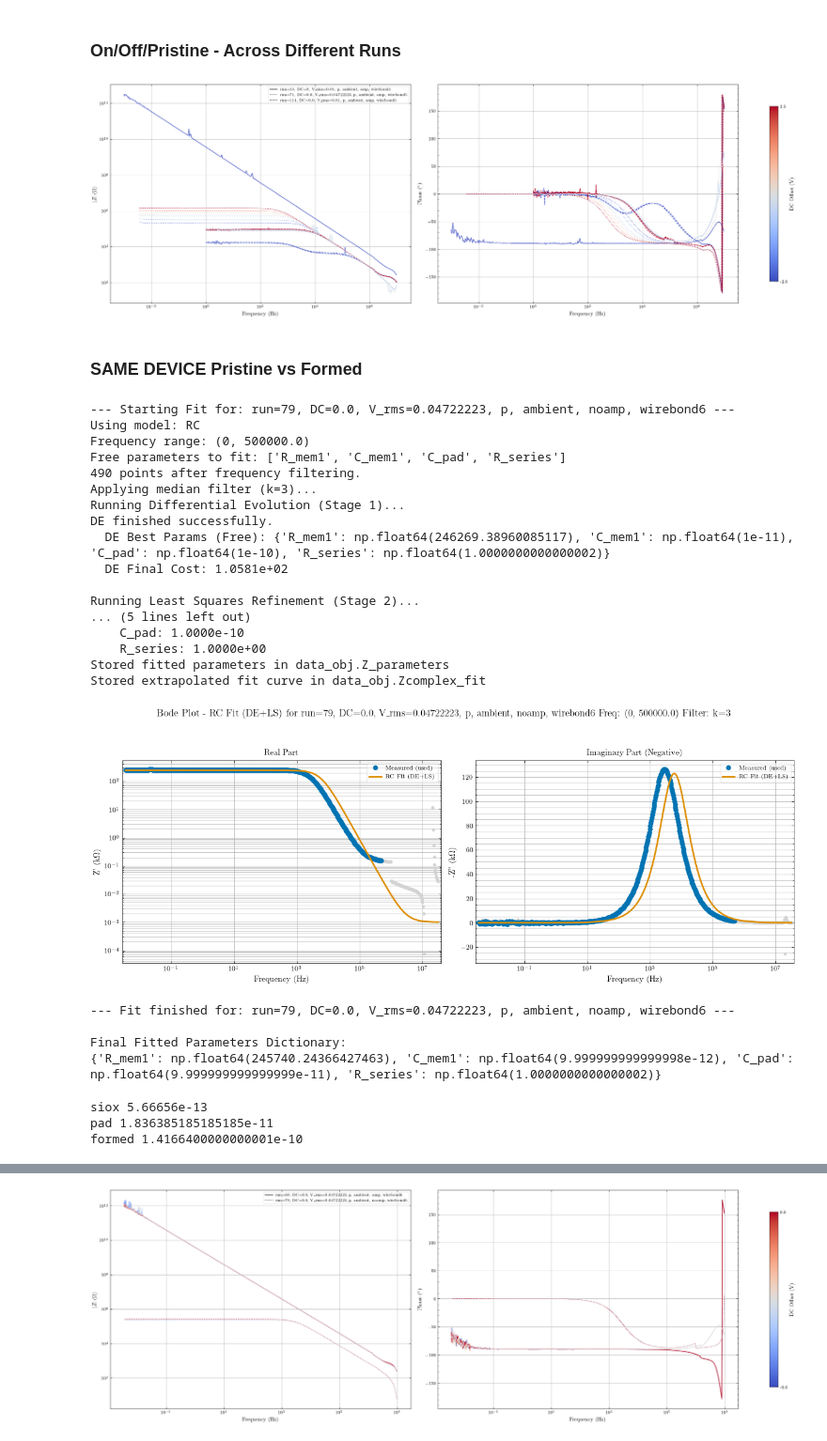
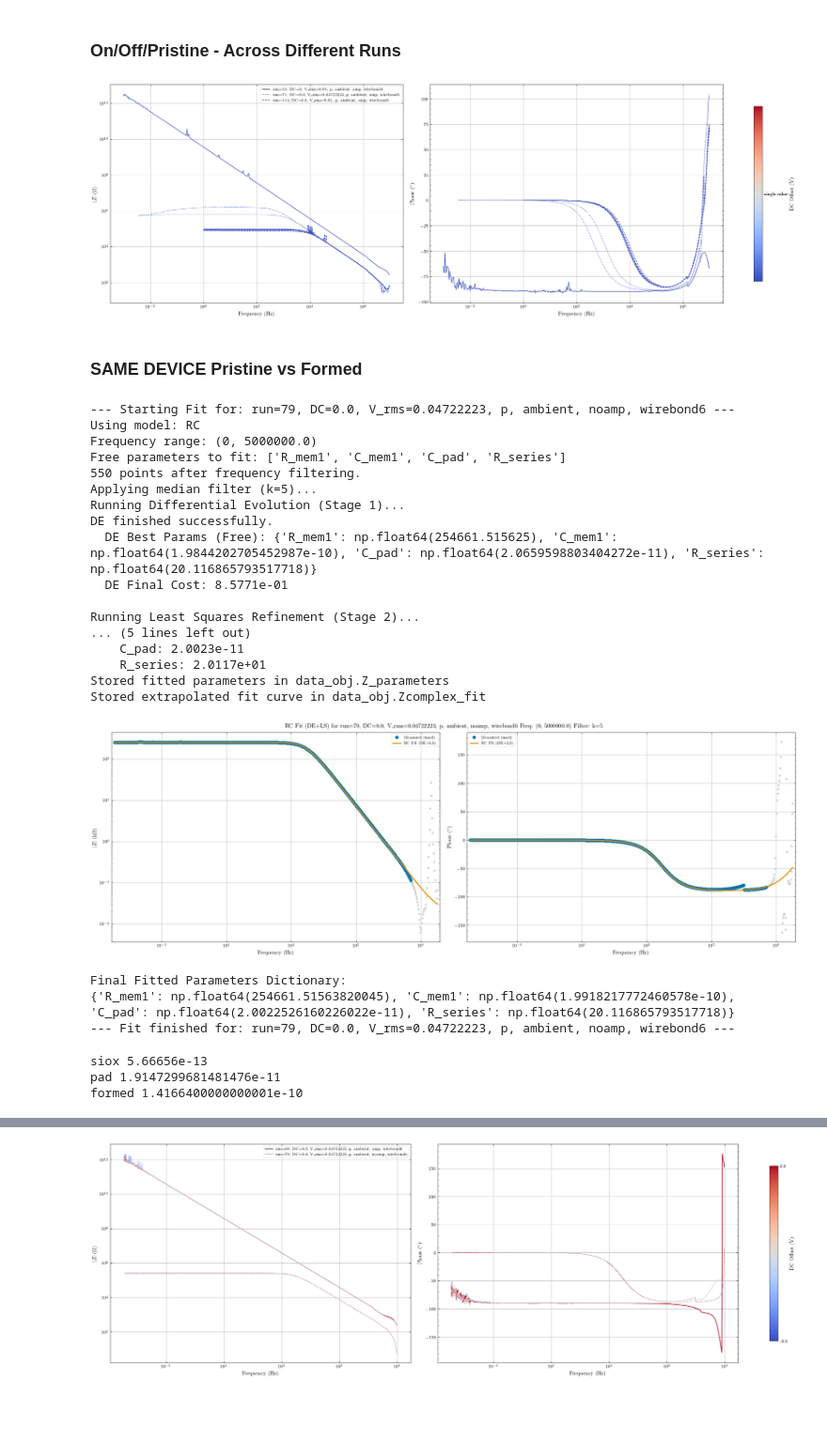
Before and after one commit to hc3413/IS_Analysis, a Jupyter notebook: IS_Analysis_solatron.ipynb, the cells around one changed output, grey strips where cells are left out. Shown at 94% size. Drawn from its saved outputs; the diff is of its cells as text; code cells hidden in the pictures; blank space fills up the shorter version.

Commit message:
fitting multiple plots and visualising the fits with the circuit params

```diff
--- a/IS_Analysis_solatron.ipynb
+++ b/IS_Analysis_solatron.ipynb
@@ -179,6 +179,7 @@ fig_list.append((fig, plot_filename, plot_title, notes))
 # Select data
 d60 = [solatron[53], solatron[71], solatron[114]]
 
+d60 = extract_single_dc(d60, DC_val=0)
 # Labels
 plot_labels = ['wb4, pristine, ambient', ''] # label for the legend
 plot_filename = 'wb4wb3_pristine_Vdc_ambvac' # name for exported figure
@@ -197,86 +198,93 @@ fig, ax = IS_plot(d60, d_type='Zabsphi', freq_lim=[1e-3, 1e7], y_lim_right=None,
 # append the figure and title to the list for later exporting
 fig_list.append((fig, plot_filename, plot_title, notes))
 # %% [output]
-[figure, old version]
+[figure, new version]
 # %% [markdown]
 ### SAME DEVICE Pristine vs Formed
 # %%
 # --- Settings ---
 fit_settings = {
     'model_type': 'RC', # String: 'RC', 'CPE', 'RC2', or 'CPE2'
-    'freq_bounds': (0, 5e5), # Tuple (min_freq, max_freq) for fitting range. None means no limit.
-    'med_filt': 3, # Median filter kernel (or 0/None to skip)
-    'fixed_params': None, # Dictionary mapping parameter names (str) to fixed values.
+    'freq_bounds': (0, 5e6), # Tuple (min_freq, max_freq) for fitting range. None means no limit.
+    'med_filt': 5, # Median filter kernel (or 0/None to skip)
+    #'fixed_params': {'R_mem1': np.float64(254647.25), 'C_mem1': np.float64(1.9379283048750973e-10), 'C_pad': np.float64(1.8206090757078506e-11), 'R_series': np.float64(150.64021259132736)},#None, # Dictionary mapping parameter names (str) to fixed values.
                             # {'C_pad': 1.5e-11}, # Fix C_pad (or None to fit all)
                             #  {'C_pad': 1.2e-11, 'R_mem': 1e8} # Fix two parameters (for RC model)
 
     'use_de': True,  # If True, perform Differential Evolution before Least Squares IF False to use only Least Squares (requires good initial guess).
     'plot_fit': True, # If True, display the Bode plot of the fit after completion.
+    'fig_size': fig_size, # Figure size for the plot (None to use default).
     # Optional: Provide specific bounds/guesses if needed - set to None to use defaults.
-    'de_bounds_dict' :{'R_mem1': (1e1, 1e14), 'C_mem1': (1e-13, 1e-11),'R_mem2': (1e1, 1e14), 'C_mem2': (1e-13, 1e-11),
-                     'C_pad': (1e-12, 1e-10), 'R_series': (1, 1e4), 'Q1': (1e-12, 1e-7), 'alpha1': (0.6, 1.0),
+    'de_bounds_dict' :{'R_mem1': (1e1, 1e14), 'C_mem1': (1e-13, 1e-9),'R_mem2': (1e1, 1e14), 'C_mem2': (1e-13, 1e-11),
+                     'C_pad': (1e-11, 3e-11), 'R_series': (1, 1e4), 'Q1': (1e-12, 1e-7), 'alpha1': (0.6, 1.0),
                       'Q2': (1e-13, 1e-8), 'alpha2': (0.5, 1.0)},
     #'ls_bounds_dict': {'R_mem1': (1e-3, np.inf), 'C_mem1': (0, np.inf), 'R_mem2': (1e-3, np.inf),
                         # 'C_mem2': (0, np.inf), 'C_pad': (0, np.inf), 'R_series': (0, np.inf), 'Q1': (1e-15, np.inf),
                         # 'alpha1': (1e-3, 1.0), 'Q2': (1e-15, np.inf), 'alpha2': (1e-3, 1.0)}
 
     # 'initial_guess_dict': {'R_mem1': 5e7, 'C_mem1': 5e-11, 'R_mem2': 1e5, 'C_mem2': 1e-9, 'C_pad': 2e-11, 'R_series': 70.0,
                              # 'Q1': 4e-11, 'alpha1': 0.92, 'Q2': 5e-10, 'alpha2': 0.85}
     'de_maxiter': 60000, # Max generations (iterations) for Differential Evolution. Increase for complex problems.
     'ls_max_nfev': 3000 # Max function evaluations for Least Squares. Increase if refinement terminates early.
 }
 
 # Set the bounds for the Least Squares fit to be the same as the Differential Evolution bounds
 fit_settings['ls_bounds_dict'] = fit_settings['de_bounds_dict']
 
 # --- Select Data ---
 # Select data
-d5 = [solatron[5]]
+dfit = [solatron[79][0]] #[solatron[5]]
 # extract a single DC level from the data
-d5 = extract_single_dc(d5, DC_val=-0.8)
-
-data_to_fit = solatron[79][0] # Get the ISdata object
+#dfit = extract_single_dc(dfit, DC_val=0)
+data_to_fit = dfit[0] # Get the ISdata object
 
 
 # --- Run Fit ---
-final_params, success_status = fit_impedance_data(data_to_fit, **fit_settings)
+fig, ax = fit_impedance_data(data_to_fit, **fit_settings)
 
-# --- Use Results ---
-if success_status:
-    print("\nFinal Fitted Parameters Dictionary:")
-    print(final_params)
+# --- Parameter for Plot Exports ---
+# Labels
+plot_labels = [' r69'] # label for the legend
+plot_filename = ' r69' # name for exported figure
+plot_title = 'Trial fitting' # title for powerpoint
 
-else:
-    print("\nFitting process did not complete successfully.")
+# Notes
+notes = [''] # notes for the powerpoint in text box
+
+# if export true, update the plot string
+dfit = update_plot_string(dfit, export_data=export_data, plot_labels=plot_labels)
+
+# append the figure and title to the list for later exporting
+fig_list.append((fig, plot_filename, plot_title, notes))
 # %% [output]
 --- Starting Fit for: run=79, DC=0.0, V_rms=0.04722223, p, ambient, noamp, wirebond6 ---
 Using model: RC
-Frequency range: (0, 500000.0)
+Frequency range: (0, 5000000.0)
 Free parameters to fit: ['R_mem1', 'C_mem1', 'C_pad', 'R_series']
-490 points after frequency filtering.
-Applying median filter (k=3)...
+550 points after frequency filtering.
+Applying median filter (k=5)...
 Running Differential Evolution (Stage 1)...
 DE finished successfully.
-  DE Best Params (Free): {'R_mem1': np.float64(246269.38960085117), 'C_mem1': np.float64(1e-11), 'C_pad': np.float64(1e-10), 'R_series': np.float64(1.0000000000000002)}
-  DE Final Cost: 1.0581e+02
+  DE Best Params (Free): {'R_mem1': np.float64(254661.515625), 'C_mem1': np.float64(1.9844202705452987e-10), 'C_pad': np.float64(2.0659598803404272e-11), 'R_series': np.float64(20.116865793517718)}
+  DE Final Cost: 8.5771e-01
 
 Running Least Squares Refinement (Stage 2)...
 ... (5 lines left out)
-    C_pad: 1.0000e-10
-    R_series: 1.0000e+00
+    C_pad: 2.0023e-11
+    R_series: 2.0117e+01
 Stored fitted parameters in data_obj.Z_parameters
 Stored extrapolated fit curve in data_obj.Zcomplex_fit
-[figure, old version]
+[figure, new version]
+Final Fitted Parameters Dictionary:
+{'R_mem1': np.float64(254661.51563820045), 'C_mem1': np.float64(1.9918217772460578e-10), 'C_pad': np.float64(2.0022526160226022e-11), 'R_series': np.float64(20.116865793517718)}
 --- Fit finished for: run=79, DC=0.0, V_rms=0.04722223, p, ambient, noamp, wirebond6 ---
-
-Final Fitted Parameters Dictionary:
-{'R_mem1': np.float64(245740.24366427463), 'C_mem1': np.float64(9.999999999999998e-12), 'C_pad': np.float64(9.999999999999999e-11), 'R_series': np.float64(1.0000000000000002)}
 # %%
 print("siox",(8.854e-12*4*(20e-6)**2)/(25e-9) )
-print("pad", (8.854e-12*7*(200e-6)**2)/((110+25)*1e-9) )
+pad_area = (40000+1719.0-12.5)*1e-12
+print("pad", (8.854e-12*7*pad_area)/((110+25)*1e-9) )
 
 print("formed",(8.854e-12*40*(20e-6)**2)/(1e-9) )
 # %% [output]
 siox 5.66656e-13
-pad 1.836385185185185e-11
+pad 1.9147299681481476e-11
 formed 1.4166400000000001e-10
```
Also changed, not shown: parts of 6 cells of this notebook, 3 other files.
